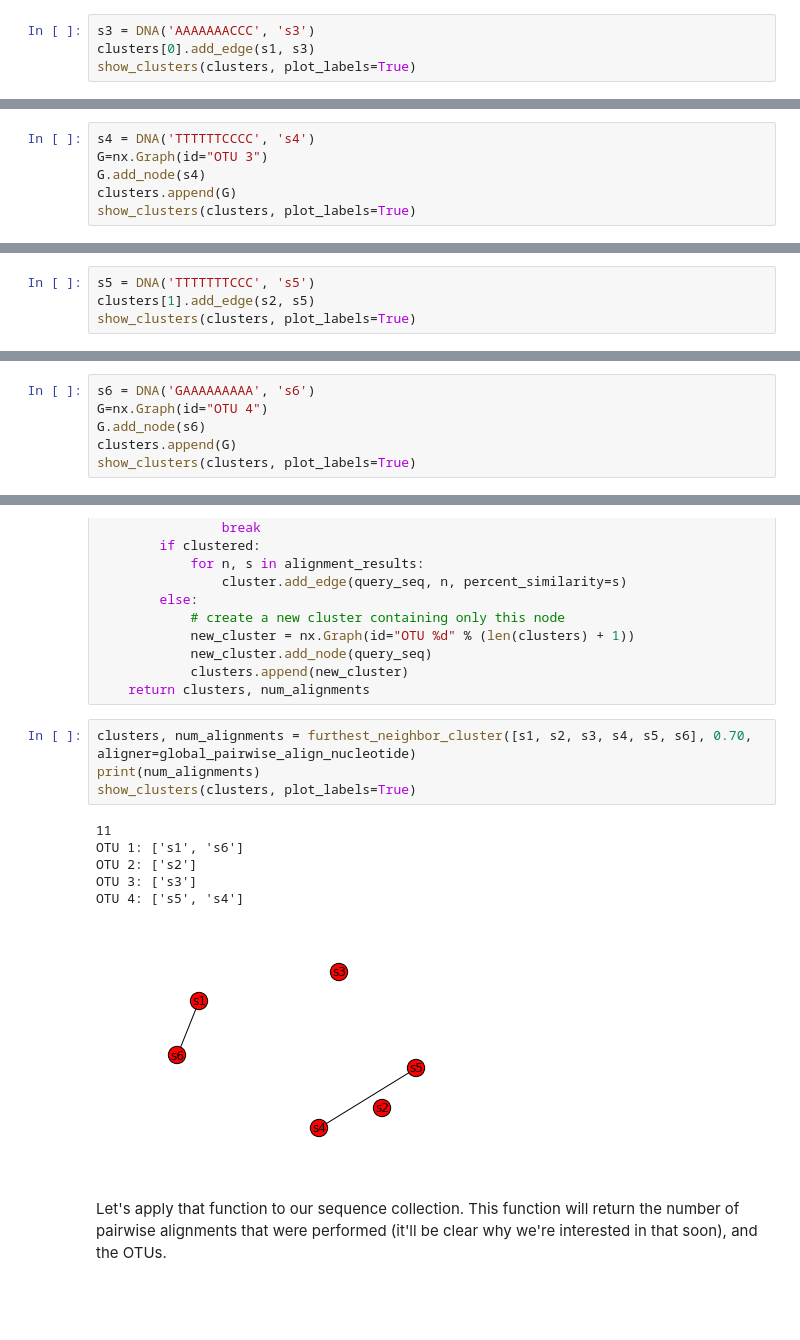
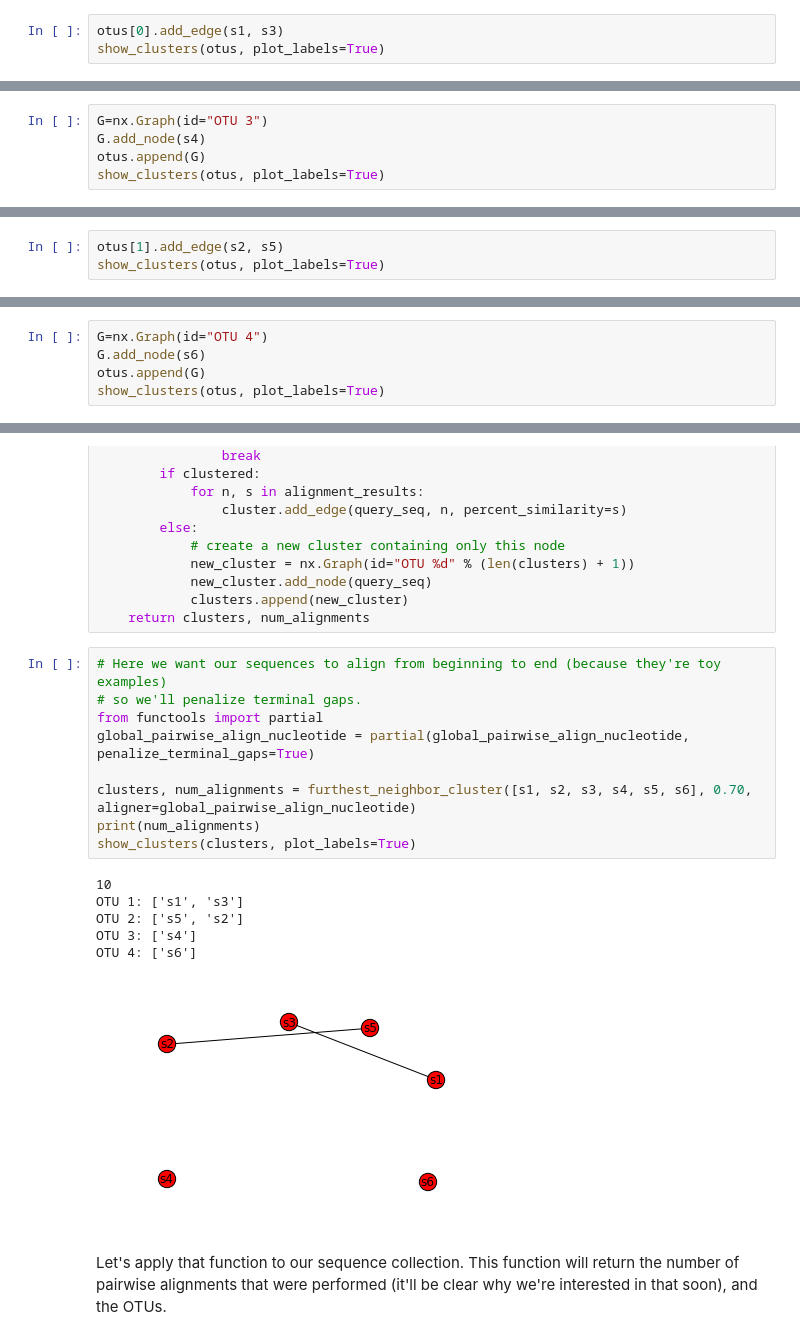
Before and after one commit to applied-bioinformatics/An-Introduction-To-Applied-Bioinformatics, a Jupyter notebook: fundamentals/sequence-mapping-and-clustering.ipynb, the cells around one changed output, grey strips where cells are left out. Drawn from its saved outputs; the diff is of its cells as text; blank space fills up the shorter version.

Commit message:
ENH: updated example and code through furthest neighbor

```diff
--- a/fundamentals/sequence-mapping-and-clustering.ipynb
+++ b/fundamentals/sequence-mapping-and-clustering.ipynb
@@ -125,7 +144,6 @@ Now imagine that our third sequence, $S3$ falls within the range of $OTU1$. We'd
 # %%
-s3 = DNA('AAAAAAACCC', 's3')
-clusters[0].add_edge(s1, s3)
-show_clusters(clusters, plot_labels=True)
+otus[0].add_edge(s1, s3)
+show_clusters(otus, plot_labels=True)
 # %% [output]
 OTU 1: ['s1', 's3']
 OTU 2: ['s2']
@@ -135,9 +159,8 @@ Now let's cluster a fourth sequence, $S4$. We find that this falls outside the r
 # %%
-s4 = DNA('TTTTTTCCCC', 's4')
 G=nx.Graph(id="OTU 3")
 G.add_node(s4)
-clusters.append(G)
-show_clusters(clusters, plot_labels=True)
+otus.append(G)
+show_clusters(otus, plot_labels=True)
 # %% [output]
 OTU 1: ['s1', 's3']
 OTU 2: ['s2']
@@ -148,6 +187,5 @@ Next, let's cluster our fifth sequence, $S5$. We find that this falls outside th
 # %%
-s5 = DNA('TTTTTTTCCC', 's5')
-clusters[1].add_edge(s2, s5)
-show_clusters(clusters, plot_labels=True)
+otus[1].add_edge(s2, s5)
+show_clusters(otus, plot_labels=True)
 # %% [output]
 OTU 1: ['s1', 's3']
@@ -159,8 +206,7 @@ Finally, let's cluster our last sequence, $S6$. In this case, imagine that it fa
 # %%
-s6 = DNA('GAAAAAAAAA', 's6')
 G=nx.Graph(id="OTU 4")
 G.add_node(s6)
-clusters.append(G)
-show_clusters(clusters, plot_labels=True)
+otus.append(G)
+show_clusters(otus, plot_labels=True)
 # %% [output]
 OTU 1: ['s1', 's3']
@@ -203,16 +249,21 @@ def furthest_neighbor_cluster(seqs, similarity_threshold, aligner=local_pairwise
             clusters.append(new_cluster)
     return clusters, num_alignments
 # %%
+# Here we want our sequences to align from beginning to end (because they're toy examples)
+# so we'll penalize terminal gaps.
+from functools import partial
+global_pairwise_align_nucleotide = partial(global_pairwise_align_nucleotide, penalize_terminal_gaps=True)
+
 clusters, num_alignments = furthest_neighbor_cluster([s1, s2, s3, s4, s5, s6], 0.70, aligner=global_pairwise_align_nucleotide)
 print(num_alignments)
 show_clusters(clusters, plot_labels=True)
 # %% [output]
-11
-OTU 1: ['s1', 's6']
-OTU 2: ['s2']
-OTU 3: ['s3']
-OTU 4: ['s5', 's4']
+10
+OTU 1: ['s1', 's3']
+OTU 2: ['s5', 's2']
+OTU 3: ['s4']
+OTU 4: ['s6']
-[figure, old version]
+[figure, new version]
 # %% [markdown]
 Let's apply that function to our sequence collection. This function will return the number of pairwise alignments that were performed (it'll be clear why we're interested in that soon), and the OTUs.
 # %%
```
Also changed, not shown: parts of 33 cells of this notebook.
